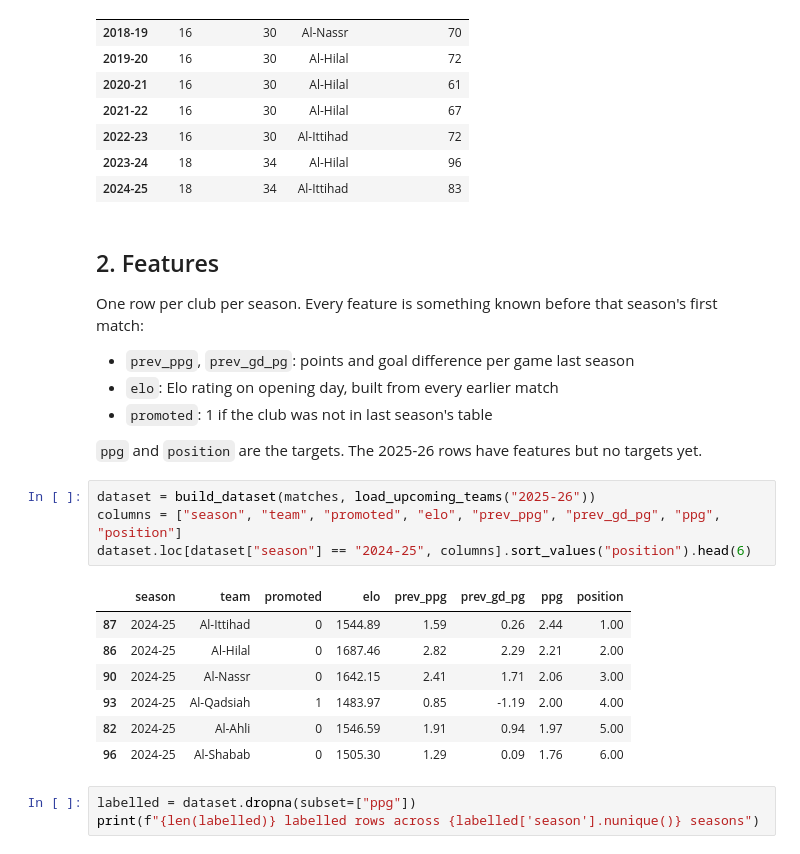
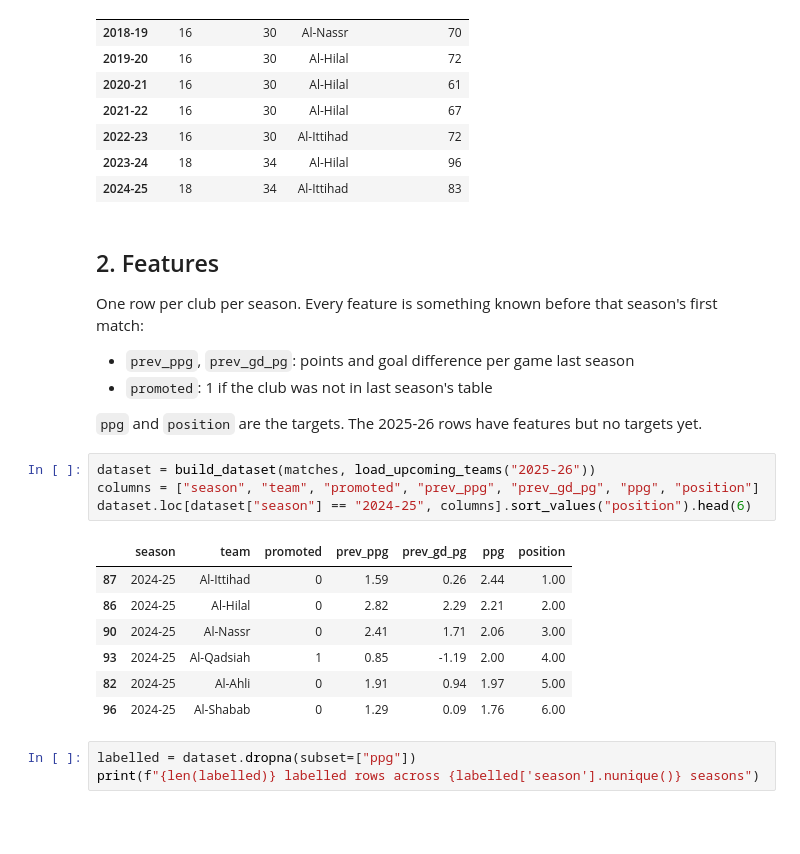
Before and after one commit to sal2049/saudi-pro-league-forecast, a Jupyter notebook: notebooks/walkthrough.ipynb, the cells around one changed output. Cells and saved outputs as stored; diff of their text form; blank space fills up the shorter version.

```diff
--- a/notebooks/walkthrough.ipynb
+++ b/notebooks/walkthrough.ipynb
@@ -53,22 +53,21 @@ tables.groupby("season").agg(clubs=("team", "size"), games_each=("played", "firs
 One row per club per season. Every feature is something known before that season's first match:
 
 - `prev_ppg`, `prev_gd_pg`: points and goal difference per game last season
-- `elo`: Elo rating on opening day, built from every earlier match
 - `promoted`: 1 if the club was not in last season's table
 
 `ppg` and `position` are the targets. The 2025-26 rows have features but no targets yet.
 # %%
 dataset = build_dataset(matches, load_upcoming_teams("2025-26"))
-columns = ["season", "team", "promoted", "elo", "prev_ppg", "prev_gd_pg", "ppg", "position"]
+columns = ["season", "team", "promoted", "prev_ppg", "prev_gd_pg", "ppg", "position"]
 dataset.loc[dataset["season"] == "2024-25", columns].sort_values("position").head(6)
 # %% [output]
-|  | season | team | promoted | elo | prev_ppg | prev_gd_pg | ppg | position |
-| 87 | 2024-25 | Al-Ittihad | 0 | 1544.89 | 1.59 | 0.26 | 2.44 | 1.00 |
-| 86 | 2024-25 | Al-Hilal | 0 | 1687.46 | 2.82 | 2.29 | 2.21 | 2.00 |
-| 90 | 2024-25 | Al-Nassr | 0 | 1642.15 | 2.41 | 1.71 | 2.06 | 3.00 |
-| 93 | 2024-25 | Al-Qadsiah | 1 | 1483.97 | 0.85 | -1.19 | 2.00 | 4.00 |
-| 82 | 2024-25 | Al-Ahli | 0 | 1546.59 | 1.91 | 0.94 | 1.97 | 5.00 |
-| 96 | 2024-25 | Al-Shabab | 0 | 1505.30 | 1.29 | 0.09 | 1.76 | 6.00 |
+|  | season | team | promoted | prev_ppg | prev_gd_pg | ppg | position |
+| 87 | 2024-25 | Al-Ittihad | 0 | 1.59 | 0.26 | 2.44 | 1.00 |
+| 86 | 2024-25 | Al-Hilal | 0 | 2.82 | 2.29 | 2.21 | 2.00 |
+| 90 | 2024-25 | Al-Nassr | 0 | 2.41 | 1.71 | 2.06 | 3.00 |
+| 93 | 2024-25 | Al-Qadsiah | 1 | 0.85 | -1.19 | 2.00 | 4.00 |
+| 82 | 2024-25 | Al-Ahli | 0 | 1.91 | 0.94 | 1.97 | 5.00 |
+| 96 | 2024-25 | Al-Shabab | 0 | 1.29 | 0.09 | 1.76 | 6.00 |
 # %%
 labelled = dataset.dropna(subset=["ppg"])
 print(f"{len(labelled)} labelled rows across {labelled['season'].nunique()} seasons")
```
Also changed, not shown: parts of 11 cells of this notebook, 18 other files.
